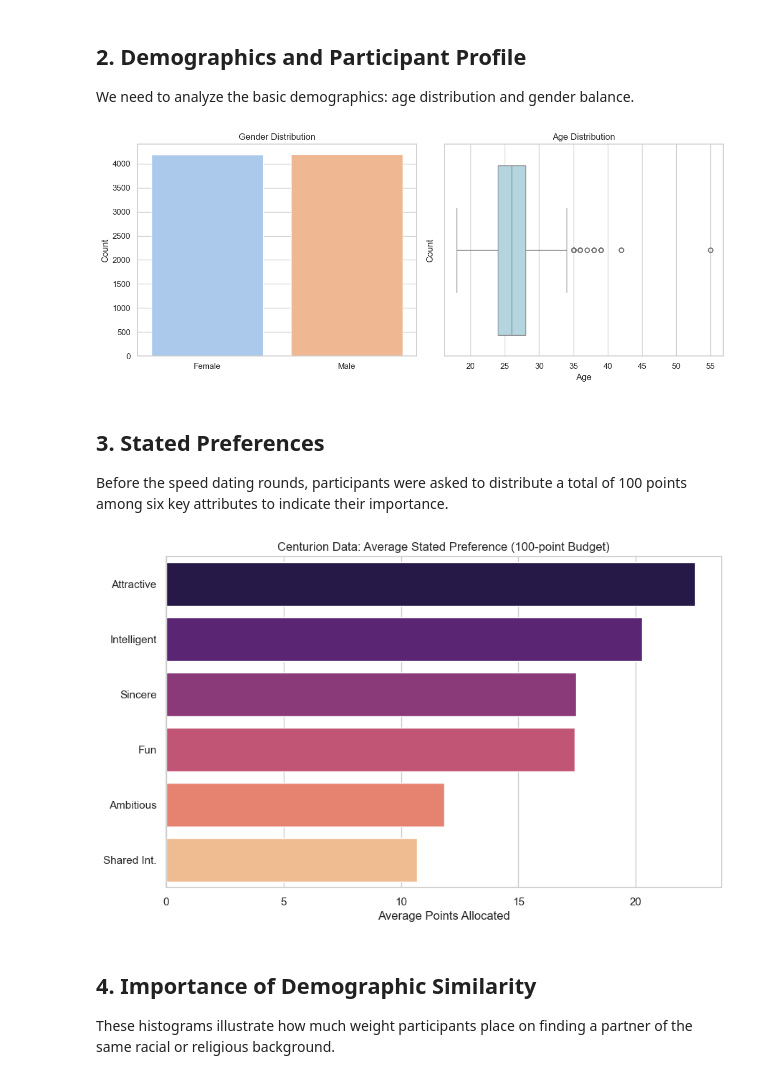
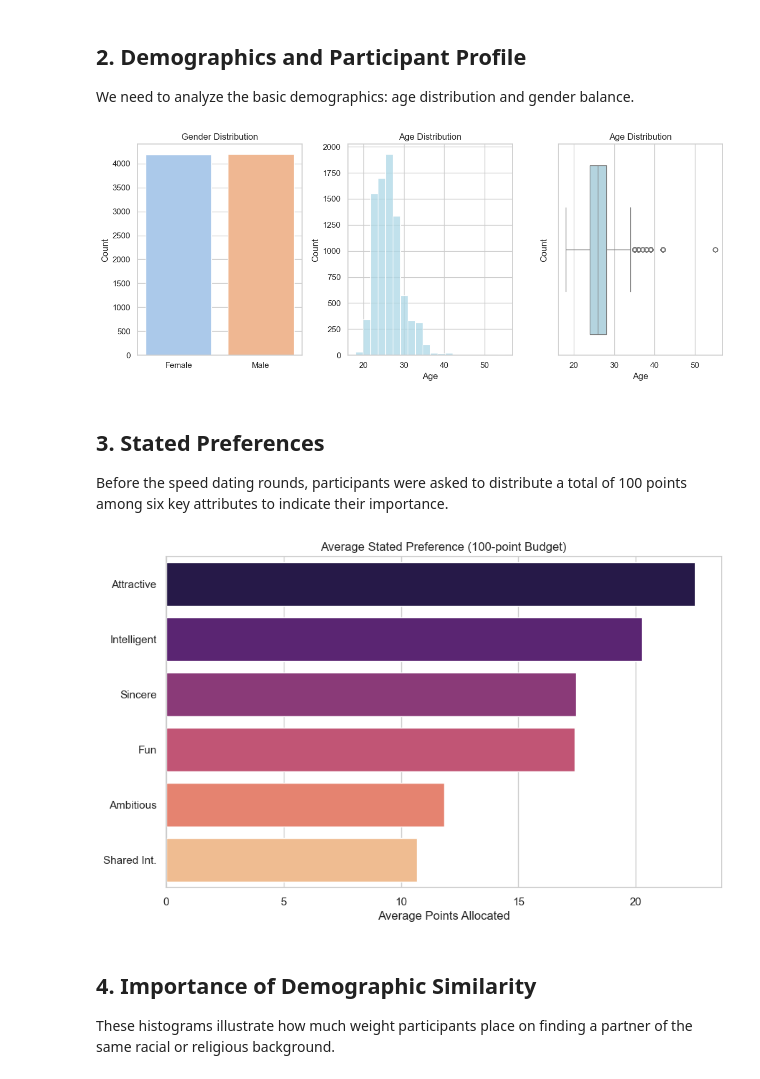
Before and after one commit to Babrzej/speed-dating-analysis, a Jupyter notebook: exploratory_data_analysis.ipynb, the cells around one changed output. Drawn from its saved outputs; the diff is of its cells as text; code cells hidden in the pictures.

```diff
--- a/exploratory_data_analysis.ipynb
+++ b/exploratory_data_analysis.ipynb
@@ -31,23 +33,29 @@ display(stats_summary)
 ## 2. Demographics and Participant Profile
 We need to analyze the basic demographics: age distribution and gender balance.
 # %%
-fig, (ax1, ax2) = plt.subplots(1, 2, figsize=(12, 5))
+fig, (ax1, ax2, ax3) = plt.subplots(1, 3, figsize=(12, 5))
 
 gender_data = df['gender'].map({0: 'Female', 1: 'Male'})
 sns.countplot(x=gender_data, hue=gender_data, ax=ax1, palette='pastel')
 ax1.set_title('Gender Distribution')
 ax1.set_xlabel('')
 ax1.set_ylabel('Count')
 
-sns.boxplot(x=df['age'], color='lightblue')
+sns.histplot(df['age'], bins=20, color='lightblue', ax=ax2)
 ax2.set_title('Age Distribution')
 ax2.set_xlabel('Age')
 ax2.set_ylabel('Count')
 
+sns.boxplot(x=df['age'], color='lightblue')
+ax3.set_title('Age Distribution')
+ax3.set_xlabel('Age')
+ax3.set_ylabel('Count')
+
+
 plt.tight_layout()
 plt.show()
 # %% [output]
-[figure, old version]
+[figure, new version]
 # %% [markdown]
 ## 3. Stated Preferences
 Before the speed dating rounds, participants were asked to distribute a total of 100 points among six key attributes to indicate their importance.
@@ -58,11 +66,11 @@ centurion_means = df[stated_cols].mean().sort_values(ascending=False)
 plt.figure(figsize=(10, 6))
 sns.barplot(x=centurion_means.values, y=['Attractive', 'Intelligent', 'Sincere', 'Fun', 'Ambitious', 'Shared Int.'],
             palette='magma', hue=centurion_means.index, legend=False)
-plt.title('Centurion Data: Average Stated Preference (100-point Budget)')
+plt.title('Average Stated Preference (100-point Budget)')
 plt.xlabel('Average Points Allocated')
 plt.show()
 # %% [output]
-[figure, old version]
+[figure, new version]
 # %% [markdown]
 ## 4. Importance of Demographic Similarity
 These histograms illustrate how much weight participants place on finding a partner of the same racial or religious background.
```
Also changed, not shown: parts of 2 cells of this notebook, 22 other files.
